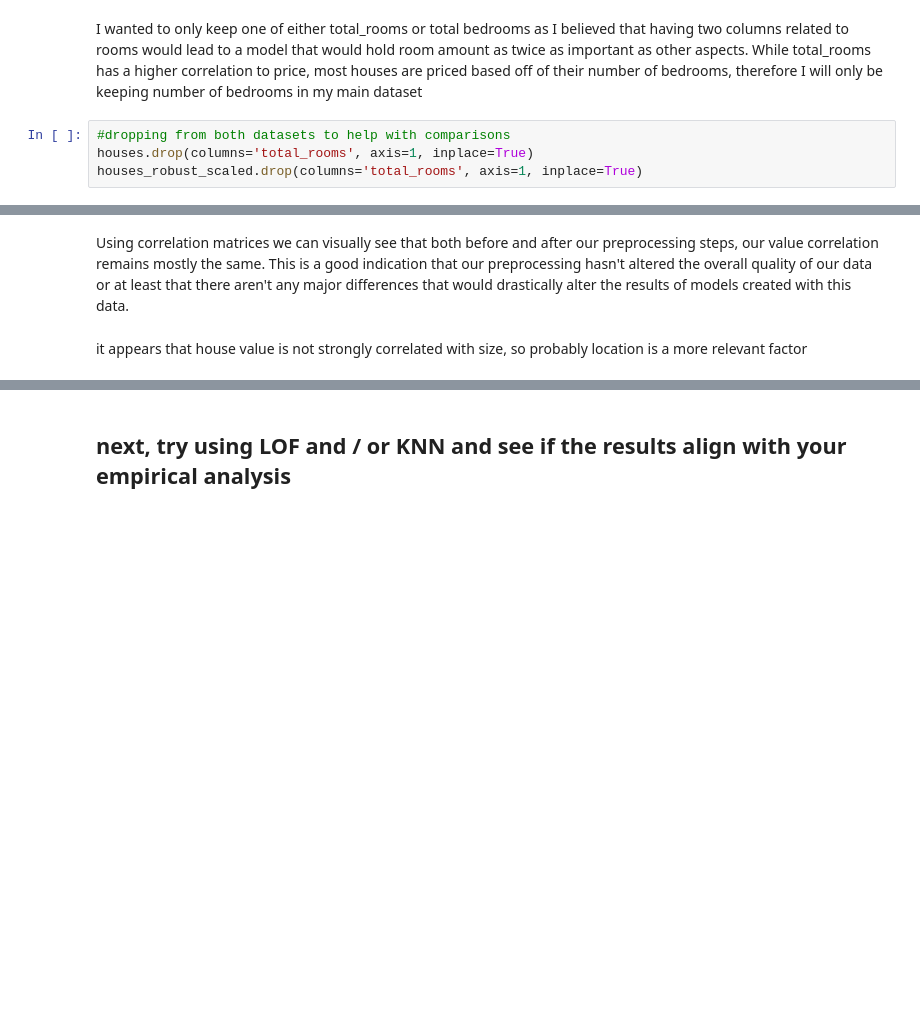
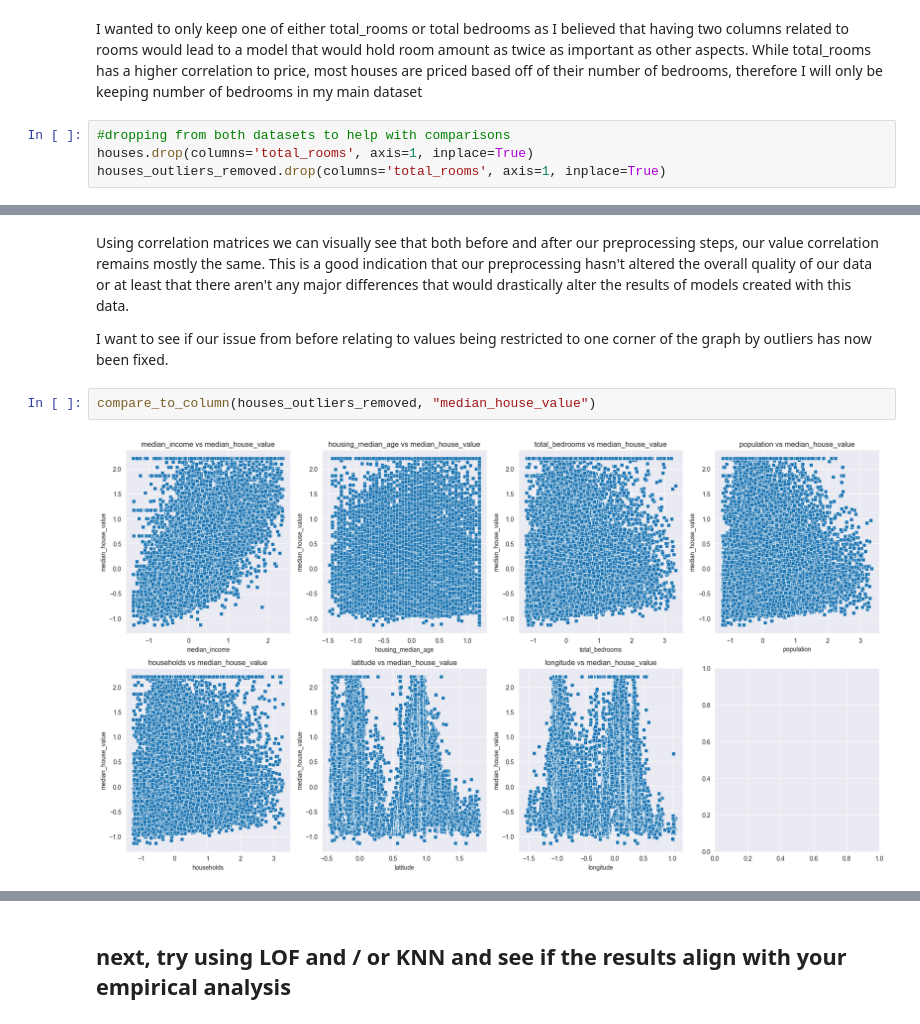
Before and after one commit to 28Storm28/CSC3831-Part1, a Jupyter notebook: Anomaly_detection_coursework_starter.ipynb, the cells around one changed output, grey strips where cells are left out. Drawn from its saved outputs; the diff is of its cells as text; blank space fills up the shorter version.

```diff
--- a/Anomaly_detection_coursework_starter.ipynb
+++ b/Anomaly_detection_coursework_starter.ipynb
@@ -271,7 +351,7 @@ therefore I will only be keeping number of bedrooms in my main dataset
 # %%
 #dropping from both datasets to help with comparisons
 houses.drop(columns='total_rooms', axis=1, inplace=True)
-houses_robust_scaled.drop(columns='total_rooms', axis=1, inplace=True)
+houses_outliers_removed.drop(columns='total_rooms', axis=1, inplace=True)
 # %%
 fig, axes = plt.subplots(nrows=1, ncols=2, figsize=(24, 8))
 sns.heatmap(houses.corr(), cmap='viridis', ax=axes[0])
@@ -285,5 +365,9 @@ Text(0.5, 1.0, 'After removal of outliers')
 Using correlation matrices we can visually see that both before and after our preprocessing steps, our value correlation remains mostly the same.
 This is a good indication that our preprocessing hasn't altered the overall quality of our data or at least that there aren't any major differences that would drastically alter the results
 of models created with this data.
+
+I want to see if our issue from before relating to values being restricted to one corner of the graph by outliers has now been fixed.
-# %% [markdown]
-it appears that house value is not strongly correlated with size, so probably location is a more relevant factor
+# %%
+compare_to_column(houses_outliers_removed, "median_house_value")
+# %% [output]
+[figure, added]
```
Also changed, not shown: parts of 40 cells of this notebook.
